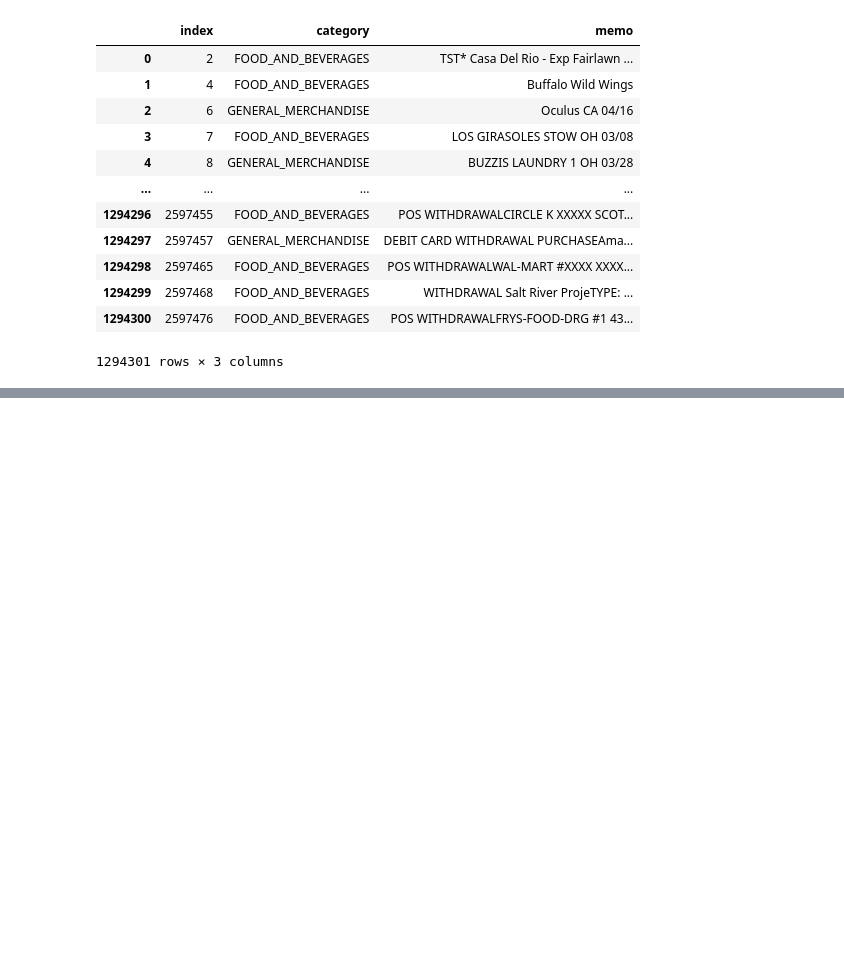
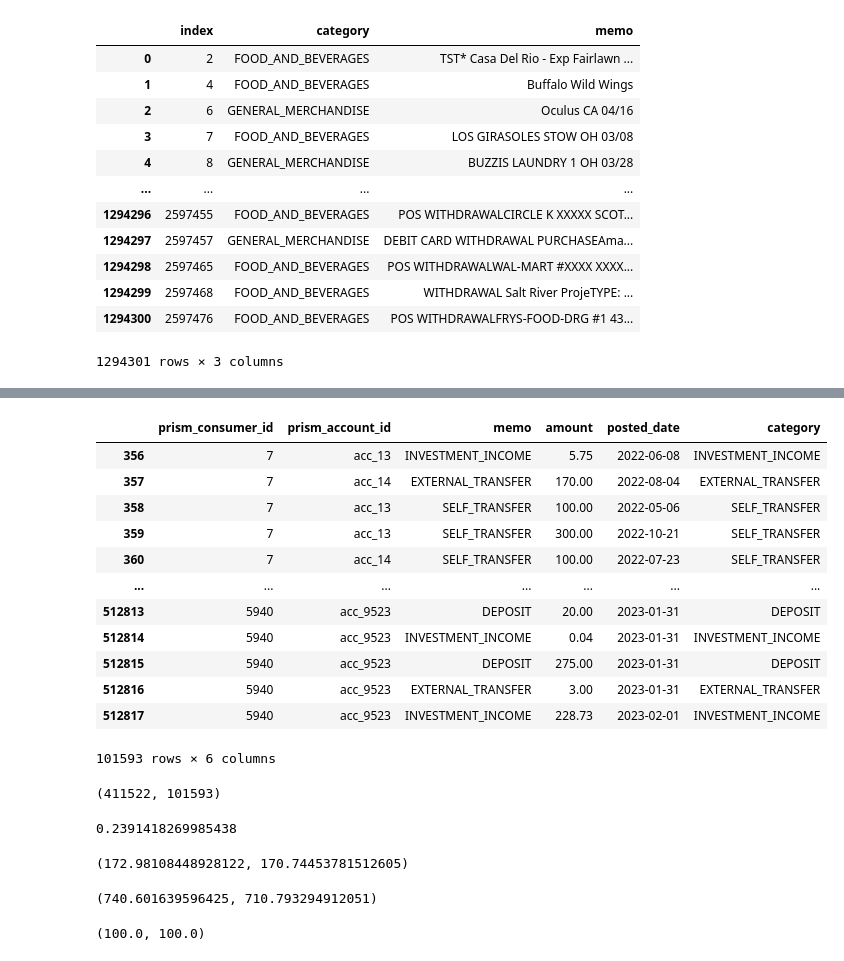
Before and after one commit to elliekwang/DSC180A_B01_2, a Jupyter notebook: HW.ipynb, the cells around one changed output, grey strips where cells are left out. Drawn from its saved outputs; the diff is of its cells as text; code cells hidden in the pictures; blank space fills up the shorter version.

```diff
--- a/HW.ipynb
+++ b/HW.ipynb
@@ -204,0 +296,36 @@ chosen_df.groupby(['category','memo']).count().sort_values(by=['category','index
+# %%
+in_test_df
+# %% [output]
+|  | prism_consumer_id | prism_account_id | memo | amount | posted_date | category |
+| 356 | 7 | acc_13 | INVESTMENT_INCOME | 5.75 | 2022-06-08 | INVESTMENT_INCOME |
+| 357 | 7 | acc_14 | EXTERNAL_TRANSFER | 170.00 | 2022-08-04 | EXTERNAL_TRANSFER |
+| 358 | 7 | acc_13 | SELF_TRANSFER | 100.00 | 2022-05-06 | SELF_TRANSFER |
+| 359 | 7 | acc_13 | SELF_TRANSFER | 300.00 | 2022-10-21 | SELF_TRANSFER |
+| 360 | 7 | acc_14 | SELF_TRANSFER | 100.00 | 2022-07-23 | SELF_TRANSFER |
+| ... | ... | ... | ... | ... | ... | ... |
+| 512813 | 5940 | acc_9523 | DEPOSIT | 20.00 | 2023-01-31 | DEPOSIT |
+| 512814 | 5940 | acc_9523 | INVESTMENT_INCOME | 0.04 | 2023-01-31 | INVESTMENT_INCOME |
+| 512815 | 5940 | acc_9523 | DEPOSIT | 275.00 | 2023-01-31 | DEPOSIT |
+| 512816 | 5940 | acc_9523 | EXTERNAL_TRANSFER | 3.00 | 2023-01-31 | EXTERNAL_TRANSFER |
+| 512817 | 5940 | acc_9523 | INVESTMENT_INCOME | 228.73 | 2023-02-01 | INVESTMENT_INCOME |
+101593 rows × 6 columns
+# %%
+len(in_train_df), len(in_test_df)
+# %% [output]
+(411522, 101593)
+# %%
+99026/414089
+# %% [output]
+0.2391418269985438
+# %%
+in_train_df.groupby('prism_consumer_id').size().mean(), in_test_df.groupby('prism_consumer_id').size().mean()
+# %% [output]
+(172.98108448928122, 170.74453781512605)
+# %%
+in_train_df['amount'].mean(), in_test_df['amount'].mean()
+# %% [output]
+(740.601639596425, 710.793294912051)
+# %%
+in_train_df['amount'].median(), in_test_df['amount'].median()
+# %% [output]
+(100.0, 100.0)
```
Also changed, not shown: parts of 29 cells of this notebook.
